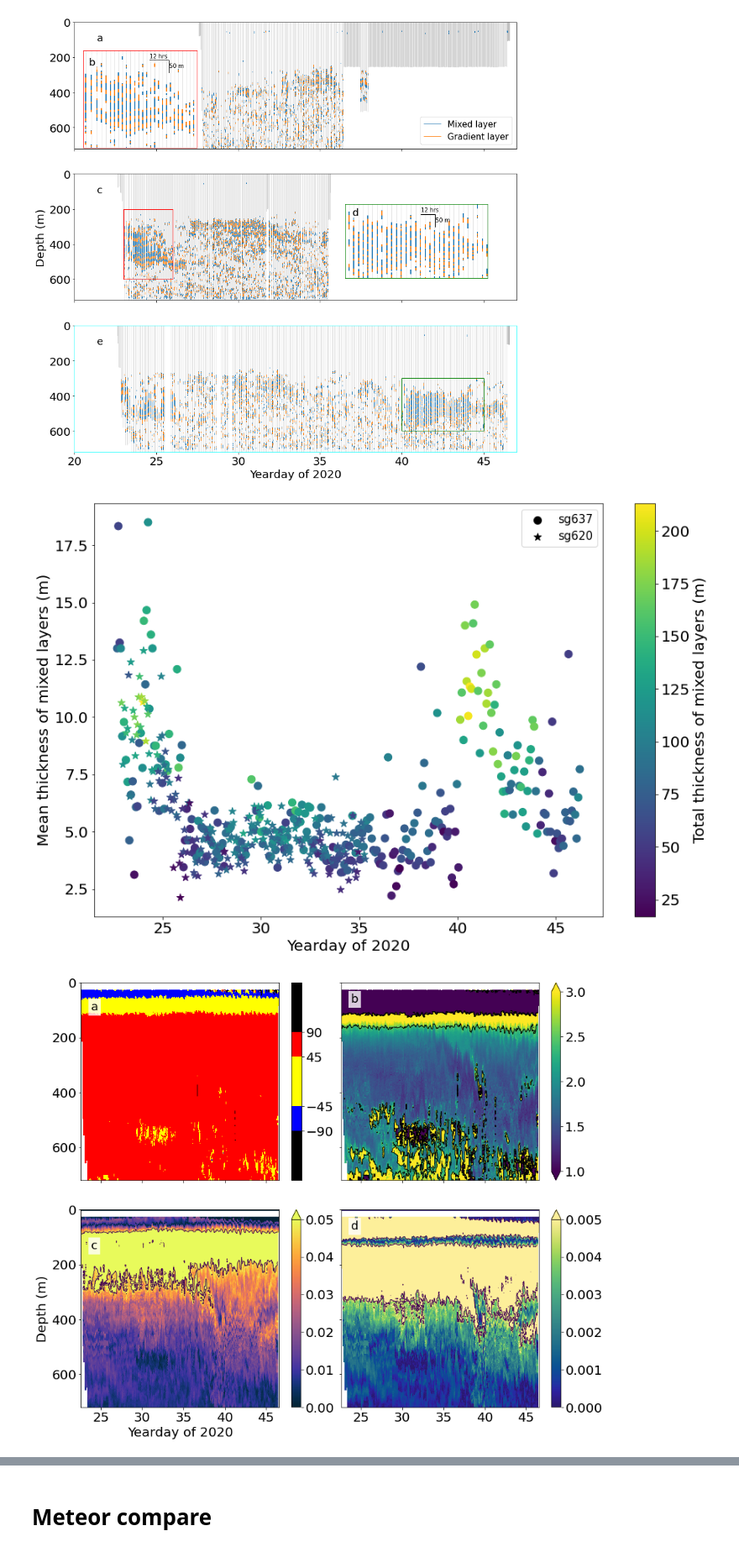
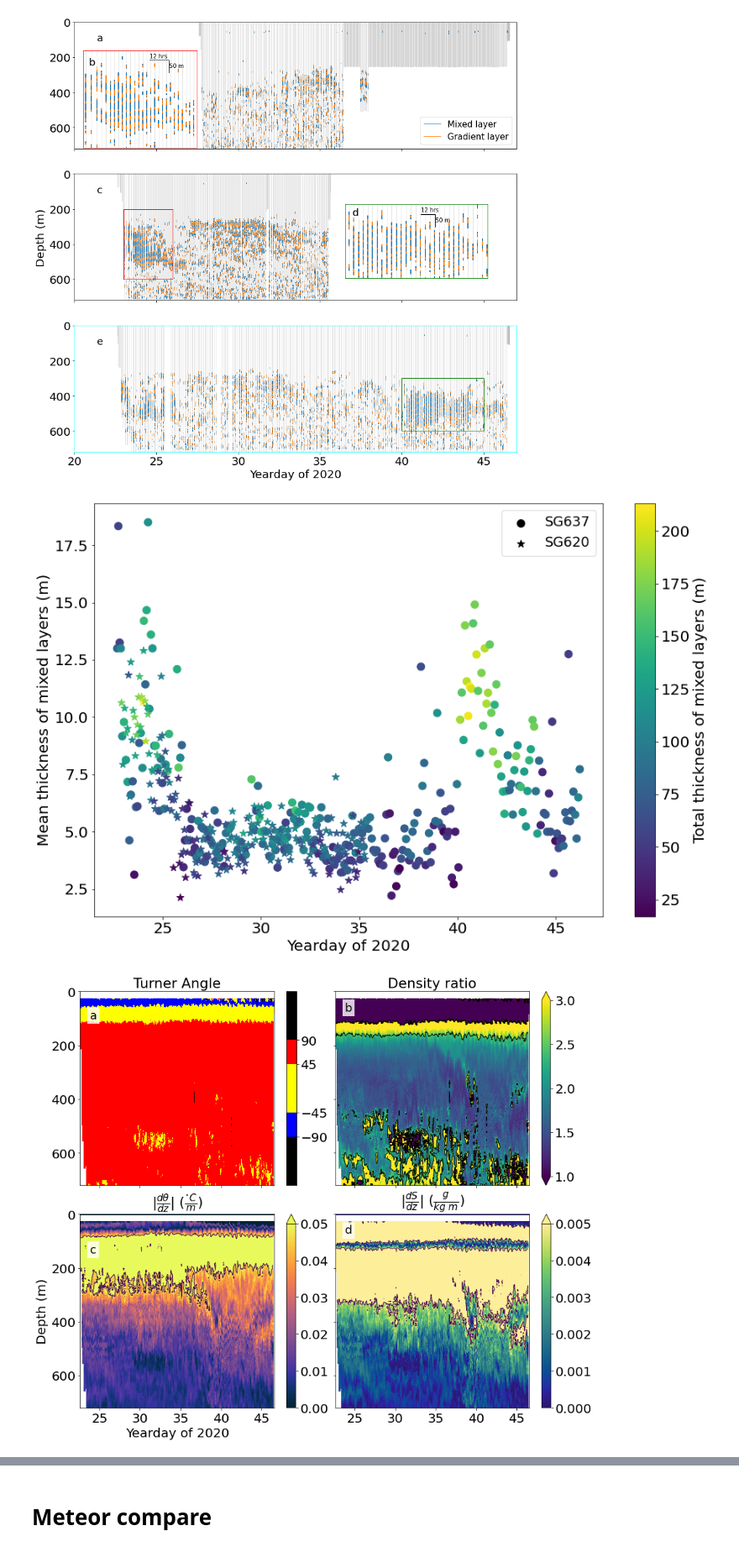
Before and after one commit to callumrollo/eurec4a-thermohaline-figures, a Jupyter notebook: create_figures.ipynb, the cells around one changed output, grey strips where cells are left out. Shown at 84% size. Saved outputs shown, nothing was run; the diff lists cells and outputs as text; code cells hidden in the pictures.

```diff
--- a/create_figures.ipynb
+++ b/create_figures.ipynb
@@ -378,19 +378,19 @@ sg637_df = combi_df.loc[combi_df.index>2000]
 sg620_df = combi_df.loc[(combi_df.index<2000) & (combi_df.index>1000)]
 # %%
 fig, ax = plt.subplots(figsize=(15,10))
-ax.scatter(sg637_df.time_yday_local.values[0], sg637_df.layer_height_mixes_mean.values[0], color='k', label='sg637')
-ax.scatter(sg620_df.time_yday_local.values[0], sg620_df.layer_height_mixes_mean.values[0],  color='k', marker='*', label='sg620')
+ax.scatter(sg637_df.time_yday_local.values[0], sg637_df.layer_height_mixes_mean.values[0], color='k', label='SG637')
+ax.scatter(sg620_df.time_yday_local.values[0], sg620_df.layer_height_mixes_mean.values[0],  color='k', marker='*', label='SG620')
 mp0 = ax.scatter(sg637_df.time_yday_local, sg637_df.layer_height_mixes_mean, c = sg637_df.layer_height_mixes_sum, cmap='viridis')
 mp0 = ax.scatter(sg620_df.time_yday_local, sg620_df.layer_height_mixes_mean, c = sg620_df.layer_height_mixes_sum, cmap='viridis', marker='*')
-
-
 
 fig.colorbar(mp0, ax=ax, label = 'Total thickness of mixed layers (m)')
 ax.set(xlabel='Yearday of 2020', ylabel='Mean thickness of mixed layers (m)')
 ax.legend()
+plt.legend(fontsize=18)
+
 savefig('mld_mean_depth')
 # %% [output]
-[figure, old version]
+[figure, new version]
 # %%
 dff = df_glider_1m.copy()
 df_glider_multiindex = dff.set_index(['p', 'dive'])
@@ -442,40 +442,40 @@ ds_sg637['dive'] = ds_sg637.dive - 2000
 # %%
 fig, ax = plt.subplots(2,2, figsize=(14,12), sharex=True, sharey=True, )
 ax = ax.ravel()
 plt.subplots_adjust(wspace=0.05, hspace=0.15)
 
 p = ax[0].pcolor(ds_sg637.time_yday_utc.mean(dim='p').values, ds_sg637.p, ds_sg637.turner_ang, cmap=turner_cmap,vmin=-180, vmax=180, shading='auto')
 fig.colorbar(mappable=p, ax = ax[0], ticks=[-90, -45, 45, 90])
-#ax[0].set_title('Turner Angle')
+ax[0].set_title('Turner Angle')
 
 p = ax[1].pcolor(ds_sg637.time_yday_utc.mean(dim='p').values, ds_sg637.p, ds_sg637.density_ratio, cmap='viridis',vmin=1, vmax=3, shading='auto')
 ax[1].contour(ds_sg637.time_yday_utc.mean(dim='p').values, ds_sg637.p, ds_sg637.density_ratio, [2.5], colors='k')
 ax[1].contour(ds_sg637.time_yday_utc.mean(dim='p').values, ds_sg637.p, ds_sg637.density_ratio, [1], colors='k')
-#ax[1].set_title('Density ratio')
+ax[1].set_title('Density ratio')
 
 cb1 = fig.colorbar(mappable=p, ax = ax[1], extend='both')
 cb1.ax.plot((0,1), (2, 2), color='k')
 cb1.ax.plot((0,1), (1, 1), color='white')
 
 p = ax[2].pcolor(ds_sg637.time_yday_utc.mean(dim='p').values, ds_sg637.p, np.abs(ds_sg637.ct_dz), cmap=cmo.thermal, vmin=0, vmax=0.05, shading='auto')
 ax[2].contour(ds_sg637.time_yday_utc.mean(dim='p').values, ds_sg637.p, np.abs(ds_sg637.ct_dz),[0.05])
-#ax[2].set_title('|${\\frac{dT}{dz}}$| $(\\frac{^{\circ}C}{m})$')
+ax[2].set_title('|${\\frac{d \\theta}{dz}}$| $(\\frac{^{\circ}C}{m})$')
 cb2 = fig.colorbar(mappable=p, ax = ax[2], extend='max')
 cb2.ax.plot((0,1), (0.05, 0.05), color='k')
 
 p = ax[3].pcolor(ds_sg637.time_yday_utc.mean(dim='p').values, ds_sg637.p, np.abs(ds_sg637.sa_dz), cmap=cmo.haline, vmin=0, vmax=0.005, shading='auto')
 ax[3].contour(ds_sg637.time_yday_utc.mean(dim='p').values, ds_sg637.p, np.abs(ds_sg637.sa_dz),[0.005])
-#ax[3].set_title('|${\\frac{dS}{dz}}$| $(\\frac{g}{kg\ m})$')
+ax[3].set_title('|${\\frac{dS}{dz}}$| $(\\frac{g}{kg\ m})$')
 cb3 = fig.colorbar(mappable=p, ax = ax[3], extend='max')
 cb3.ax.plot((0,1), (0.005, 0.005), color='k')
 ax[2].set(ylabel='Depth (m)', xlabel='Yearday of 2020')
 ax[2].set(ylim=(0, 720))
 ax[2].invert_yaxis()
 letterboxes(ax, loc=((0.05, 0.86),(0.05, 0.9), (0.05, 0.8), (0.05, 0.9)) , box_alpha=0.8)
-#savefig('sg637_key_variables_multipanel')
-savefig('sg637_key_variables_multipanel_notitle')
+savefig('sg637_key_variables_multipanel')
+#savefig('sg637_key_variables_multipanel_notitle')
 # %% [output]
-[figure, old version]
+[figure, new version]
 # %%
 fig, ax = plt.subplots(2,2, figsize=(14,12), sharex=True, sharey=True, )
 ax = ax.ravel()
```
Also changed, not shown: parts of 7 cells of this notebook.
